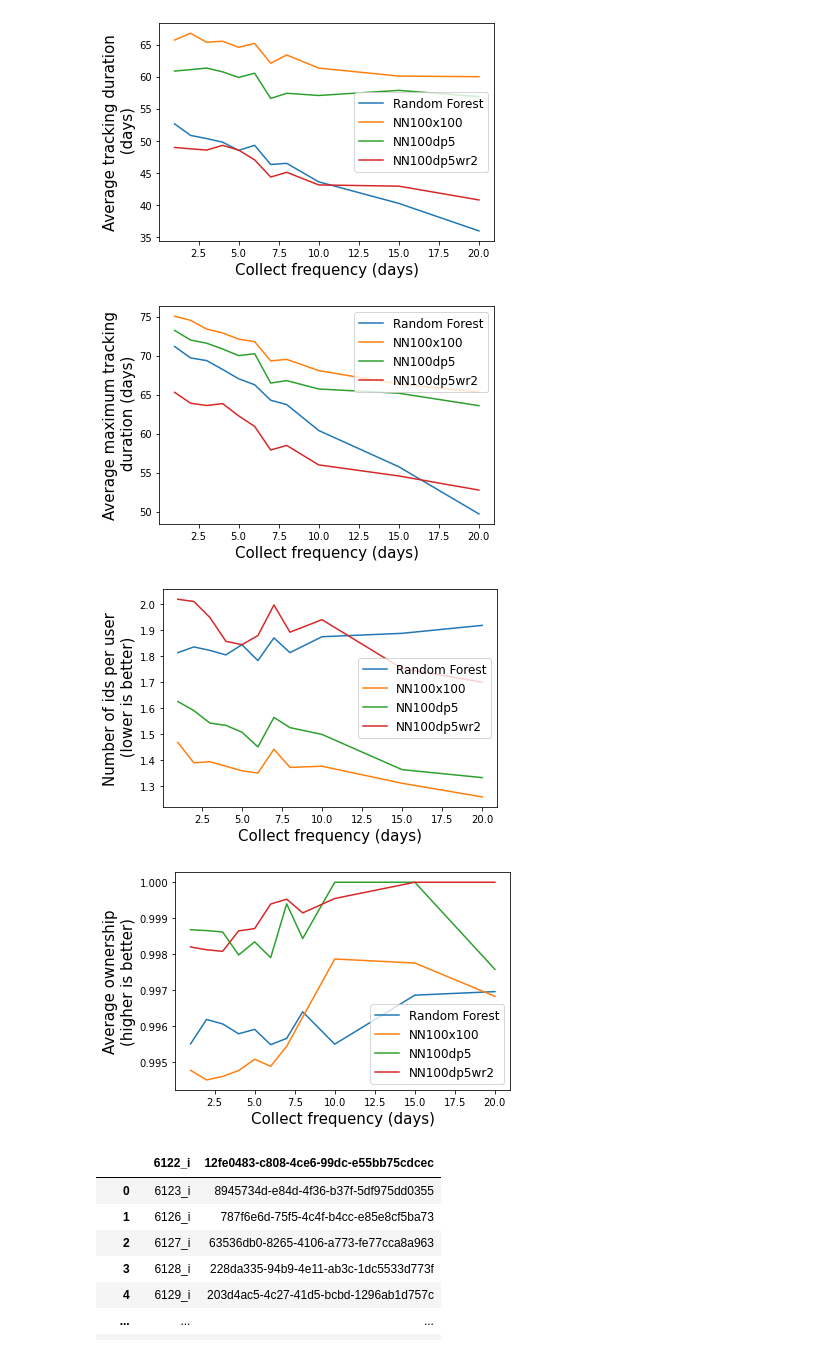
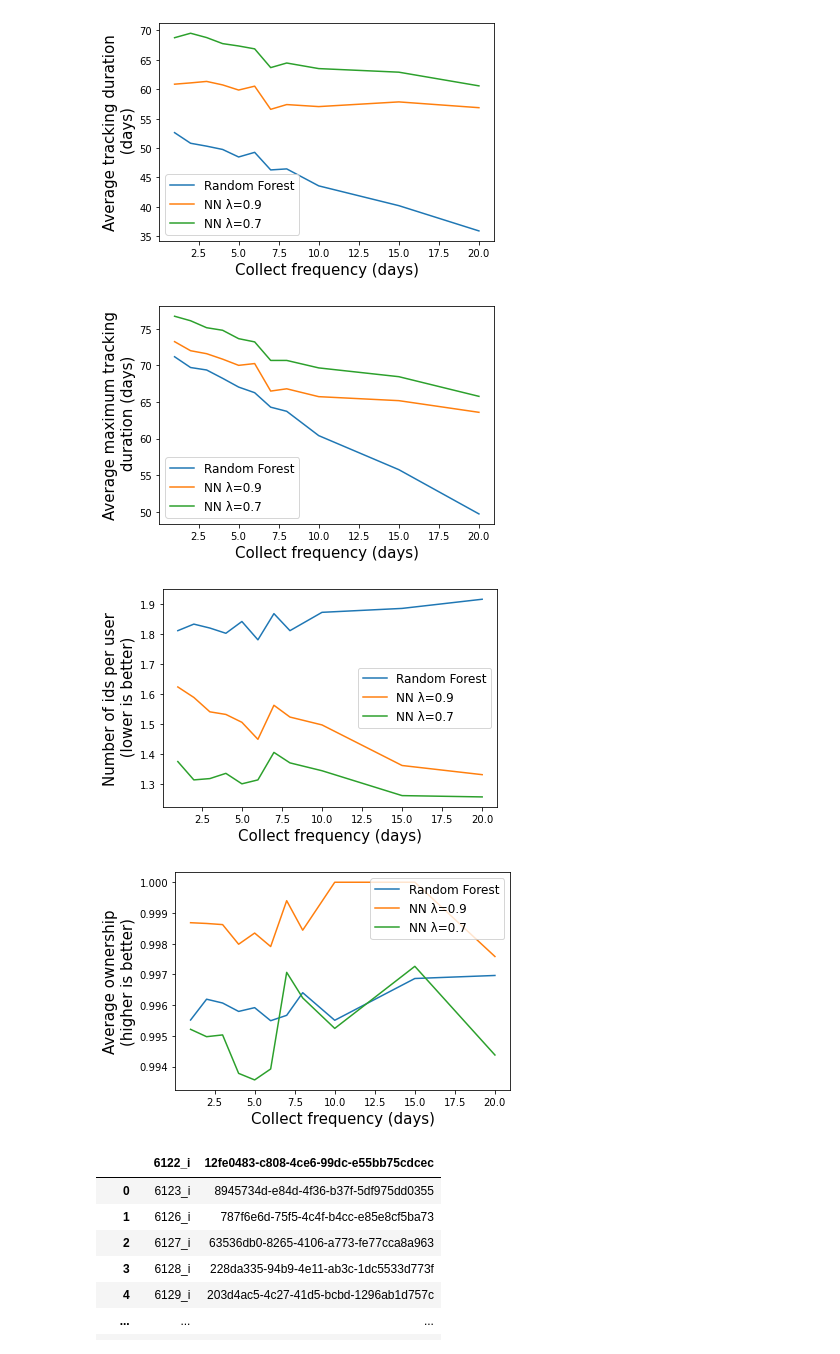
Before and after one commit to wzhang2022/FPStalker-1, a Jupyter notebook: notebooks/results_analysis.ipynb, the cells around one changed output. Drawn from its saved outputs; the diff is of its cells as text; code cells hidden in the pictures.

```diff
--- a/notebooks/results_analysis.ipynb
+++ b/notebooks/results_analysis.ipynb
@@ -134,40 +134,46 @@ def plot_data_from_list(df_label_list):
 # df_rule = process_results_replay("logreg", "rulebased", 6)
 df_ml = process_results_replay("randforest", "hybridalgo", 6)
 wbnorm1 = process_results_replay("wBatchNorm1", 'hybridalgo', 6)
 wbnorm20 = process_results_replay("wBatchNorm20", 'hybridalgo', 6)
 wbnorm40 = process_results_replay("wBatchNorm40", 'hybridalgo', 6)
 testbestlambdabatchnorm = process_results_replay("testbestlambdabatchnorm", 'hybridalgo', 6)
 wbnorm3 = process_results_replay("wBatchNorm3", 'hybridalgo', 6)
 batch09 = process_results_replay("batchnormlam.9", 'hybridalgo', 6)
 bnorm1lam09 = process_results_replay("bnorm1lam09", 'hybridalgo', 6)
 wBatchNorm2 = process_results_replay("wBatchNorm2", 'hybridalgo', 6)
 nn100x100 = process_results_replay('nn100x100', 'hybridalgo', 6)
 best2node = process_results_replay('nn60x60', 'hybridalgo', 6)
 nn100x100dp5 = process_results_replay('nn100x100dp5', 'hybridalgo', 6)
 nn100x100dp5wr2 = process_results_replay('nn100x100dp5wr2', 'hybridalgo', 6)
+lessownership = process_results_replay('lessownership', 'hybridalgo', 6)
+df_ml2 = process_results_replay("randforestsavemodel", "hybridalgo", 6)
 
 # plot_data_from_list([(df_ml, "Random Forest"),
 #                     (wbnorm1, "Bnorm1"), (wbnorm40, "Bnorm40"),
 #                     (testbestlambdabatchnorm, "Bnorm40Lambda0.6"),
 #                     (batch09, "Bnorm40Lambda0.9"),
 #                     (bnorm1lam09, "Bnorm1Lambda0.9"),
 #                     (wBatchNorm2, "Bnorm2"),
 #                     (nn100x100, "NN100x100")])
 
 # plot_data_from_list([(df_ml, "Random Forest"),
 #                     (batch09, "Bnorm40Lambda0.9"),
 #                     (nn100x100, "NN100x100"),
 #                     (best2node, 'best 2 node')])
 
+# plot_data_from_list([(df_ml, "Random Forest"),
+#                     (nn100x100, "NN100x100"),
+#                     (nn100x100dp5, "NN100dp5"),
+#                     (nn100x100dp5wr2, "NN100dp5wr2")])
+
 plot_data_from_list([(df_ml, "Random Forest"),
-                    (nn100x100, "NN100x100"),
-                    (nn100x100dp5, "NN100dp5"),
-                    (nn100x100dp5wr2, "NN100dp5wr2")])
+                    (nn100x100dp5, "NN λ=0.9"),
+                    (lessownership, "NN λ=0.7")])
 # %% [output]
-[figure, old version]
+[figure, new version]
-[figure, old version]
+[figure, new version]
-[figure, old version]
+[figure, new version]
-[figure, old version]
+[figure, new version]
 # %%
 file_names = os.listdir("../results/")
 nb_days_to_tracking_time = dict()
```
Also changed, not shown: parts of 2 cells of this notebook, 13 other files.
